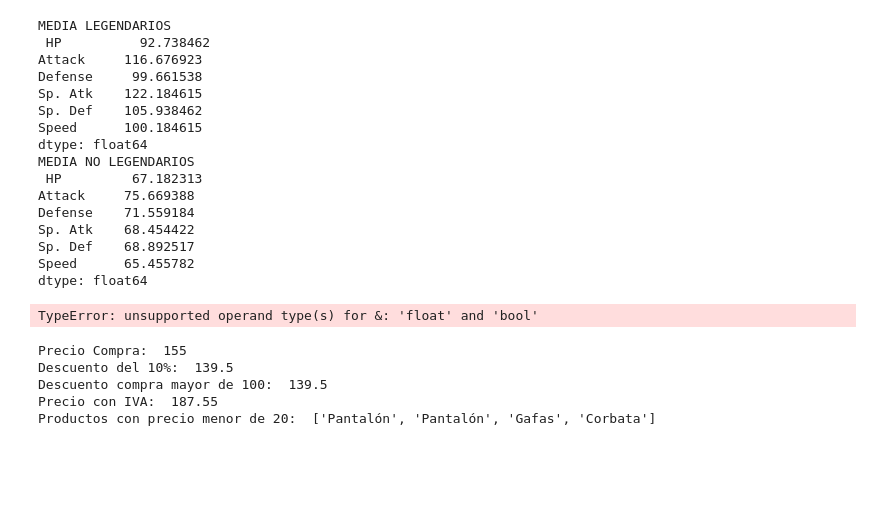
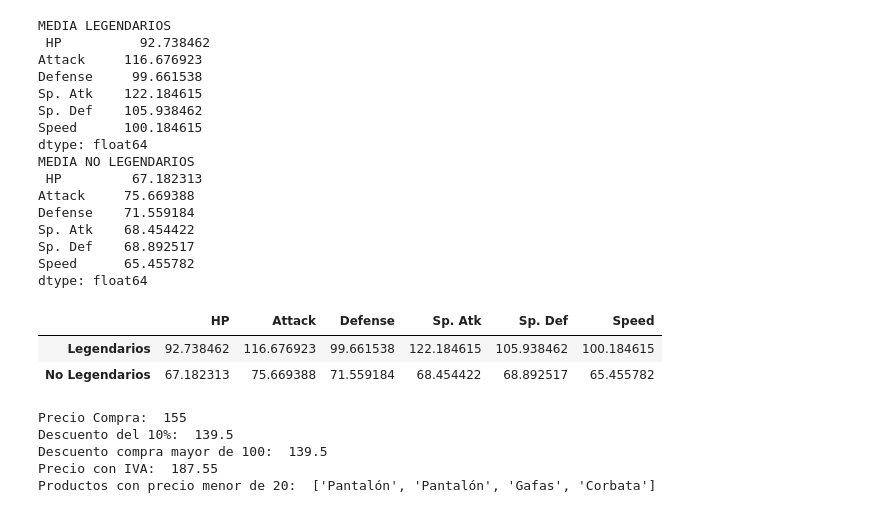
Before and after one commit to carmucha/practica-python-big-data, a Jupyter notebook: práctica_final_alumno.ipynb, the cells around one changed output. Saved outputs shown, nothing was run; the diff lists cells and outputs as text; code cells hidden in the pictures; blank space fills up the shorter version.

```diff
--- a/práctica_final_alumno.ipynb
+++ b/práctica_final_alumno.ipynb
@@ -225,16 +225,21 @@ dtype: float64
 # %%
 '''
 10. Crea un nuevo dataframe con el resultado del anterior ejercicio comparando ambos promedios
 
 ejemplo:
                 HP  Attack  Defense  Sp. Atk  Sp. Def  Speed
 Legendary       99      90       89       91       94     90
 No Legendary    80      95       75       12       43     87
 
 '''
 
-df_pokemon = pd.DataFrame(
+diccionario_legendarios = media_legendarios.to_dict()
+diccionario_no_legendarios = media_no_legendarios.to_dict()
+comparativa_legendarios_no_legendarios = pd.DataFrame([diccionario_legendarios, diccionario_no_legendarios], index = ['Legendarios', 'No Legendarios'])
+comparativa_legendarios_no_legendarios
 # %% [output]
-TypeError: unsupported operand type(s) for &: 'float' and 'bool'
+|  | HP | Attack | Defense | Sp. Atk | Sp. Def | Speed |
+| Legendarios | 92.738462 | 116.676923 | 99.661538 | 122.184615 | 105.938462 | 100.184615 |
+| No Legendarios | 67.182313 | 75.669388 | 71.559184 | 68.454422 | 68.892517 | 65.455782 |
 # %%
 '''
```
Also changed, not shown: parts of 1 cell of this notebook.
